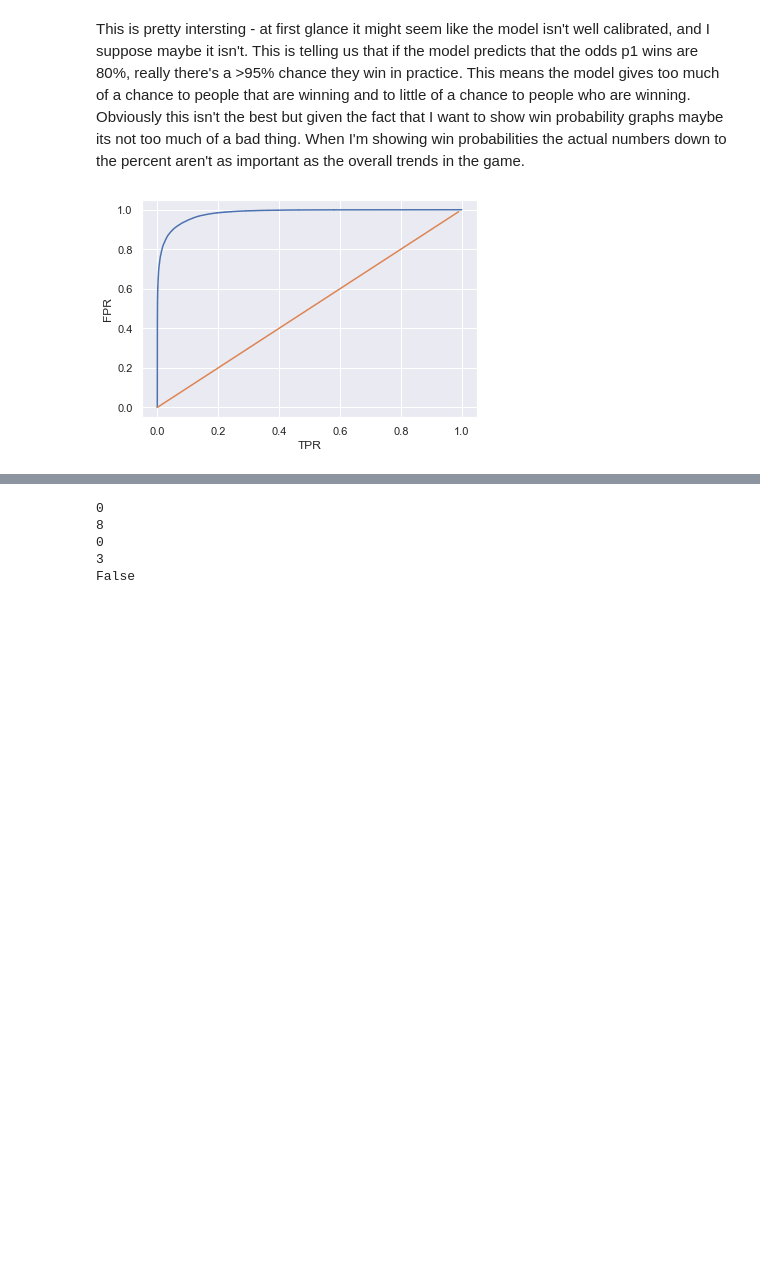
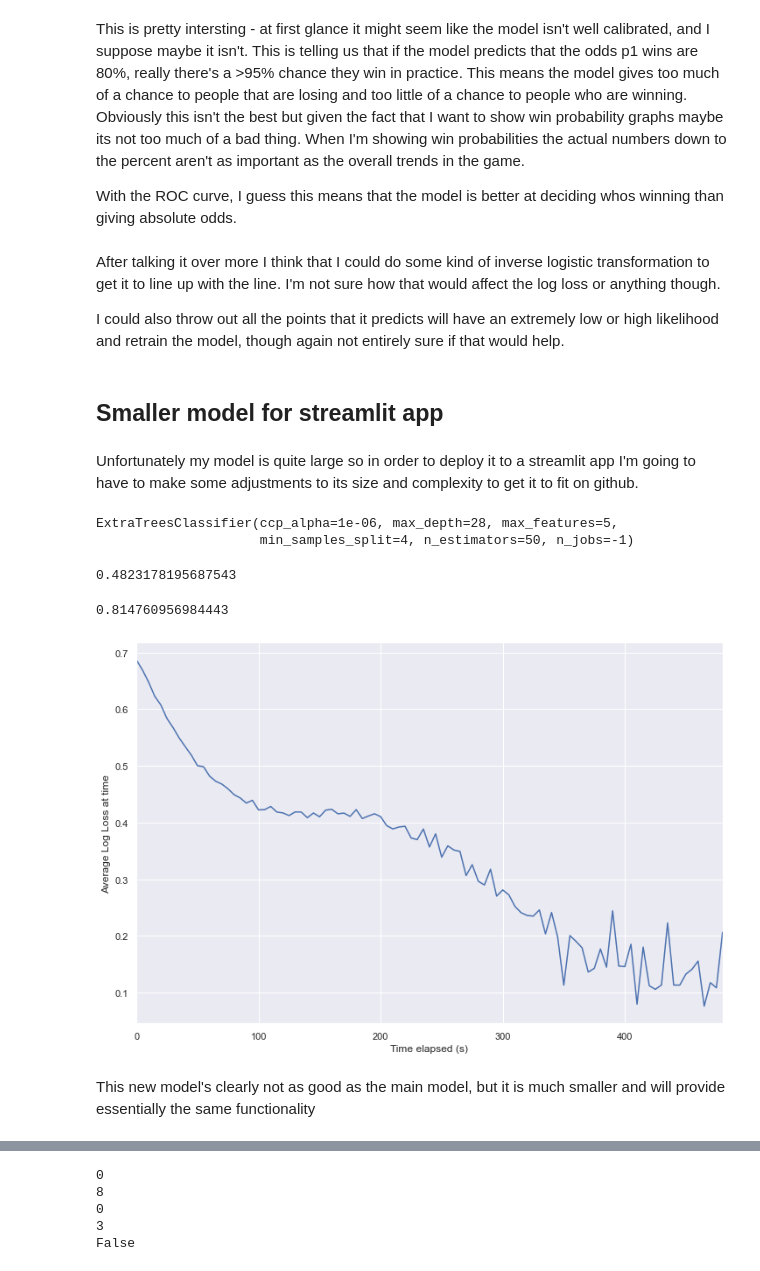
Before and after one commit to nathaniel-speiser/melee-predicter, a Jupyter notebook: Final Model.ipynb, the cells around one changed output, grey strips where cells are left out. Saved outputs shown, nothing was run; the diff lists cells and outputs as text; code cells hidden in the pictures; blank space fills up the shorter version.

Commit message:
Streamlit adjustments

```diff
--- a/Final Model.ipynb
+++ b/Final Model.ipynb
@@ -139,12 +131,26 @@ plt.show()
 # %% [markdown]
-This is pretty intersting - at first glance it might seem like the model isn't well calibrated, and I suppose maybe it isn't. This is telling us that if the model predicts that the odds p1 wins are 80%, really there's a >95% chance they win in practice. This means the model gives too much of a chance to people that are winning and to little of a chance to people who are winning. Obviously this isn't the best but given the fact that I want to show win probability graphs maybe its not too much of a bad thing. When I'm showing win probabilities the actual numbers down to the percent aren't as important as the overall trends in the game.
+This is pretty intersting - at first glance it might seem like the model isn't well calibrated, and I suppose maybe it isn't. This is telling us that if the model predicts that the odds p1 wins are 80%, really there's a >95% chance they win in practice. This means the model gives too much of a chance to people that are losing and too little of a chance to people who are winning. Obviously this isn't the best but given the fact that I want to show win probability graphs maybe its not too much of a bad thing. When I'm showing win probabilities the actual numbers down to the percent aren't as important as the overall trends in the game.
+
+With the ROC curve, I guess this means that the model is better at deciding whos winning than giving absolute odds.
-# %%
-fpr, tpr, thresholds =roc_curve(y_test, model.predict_proba(X_test)[:,1])
-plt.plot(fpr, tpr)
-plt.plot(np.arange(0,1,0.01),np.arange(0,1,0.01))
-plt.xlabel('TPR')
-plt.ylabel('FPR')
-plt.show()
-# %% [output]
-[figure, removed]
+# %% [markdown]
+After talking it over more I think that I could do some kind of inverse logistic transformation to get it to line up with the line. I'm not sure how that would affect the log loss or anything though.
+
+I could also throw out all the points that it predicts will have an extremely low or high likelihood and retrain the model, though again not entirely sure if that would help.
+# %% [markdown]
+## Smaller model for streamlit app
+# %% [markdown]
+Unfortunately my model is quite large so in order to deploy it to a streamlit app I'm going to have to make some adjustments to its size and complexity to get it to fit on github.
+# %%
+X_train_streamlit = df_train[:len(df_train)//4][features].copy()
+y_train_streamlit = df_train[:len(df_train)//4]['winner'].copy()
+
+X_test_streamlit = df_test[:len(df_train)//4][features].copy()
+y_test_streamlit = df_test[:len(df_train)//4]['winner'].copy()
+# %%
+streamlit_model = ExtraTreesClassifier(n_jobs=-1, max_depth=28, n_estimators=50, ccp_alpha=.000001,max_features=5, min_samples_split=4)
+streamlit_model.fit(X_train_streamlit,y_train_streamlit)
+#model = pd.read_pickle('saved_data/final_model.pkl')
+# %% [output]
+ExtraTreesClassifier(ccp_alpha=1e-06, max_depth=28, max_features=5,
+                     min_samples_split=4, n_estimators=50, n_jobs=-1)
 # %%
@@ -153,3 +161,17 @@ with open('saved_data/final_model.pkl', 'wb') as f:
+# %%
+log_loss(y_test_streamlit, y_pred_prob_s)
+# %% [output]
+0.4823178195687543
+# %%
+accuracy_score(y_test_streamlit, streamlit_model.predict(X_test_streamlit))
+# %% [output]
+0.814760956984443
+# %%
+plot_log_loss(X_test,y_test,streamlit_model)
+# %% [output]
+[figure, added]
+# %% [markdown]
+This new model's clearly not as good as the main model, but it is much smaller and will provide essentially the same functionality
 # %%
 test_game = Game('replays/mangozain.slp')
 test_game2 = Game('replays/mangoaxe.slp')
```
Also changed, not shown: parts of 52 cells of this notebook, 31 other files.
